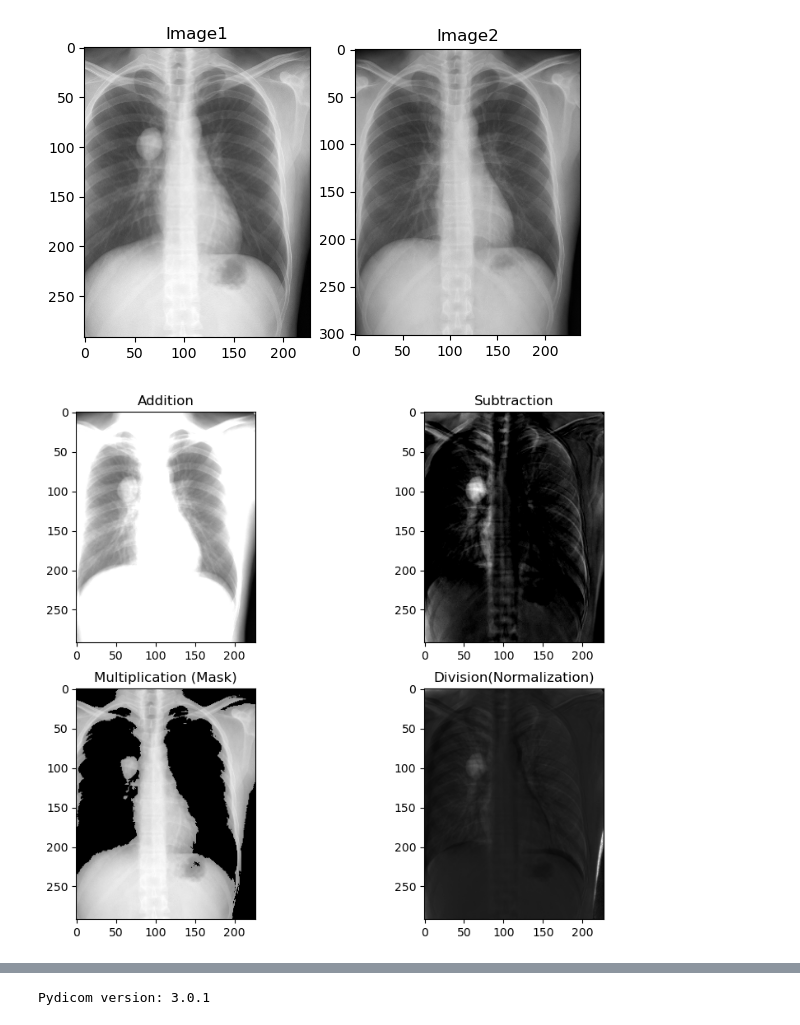
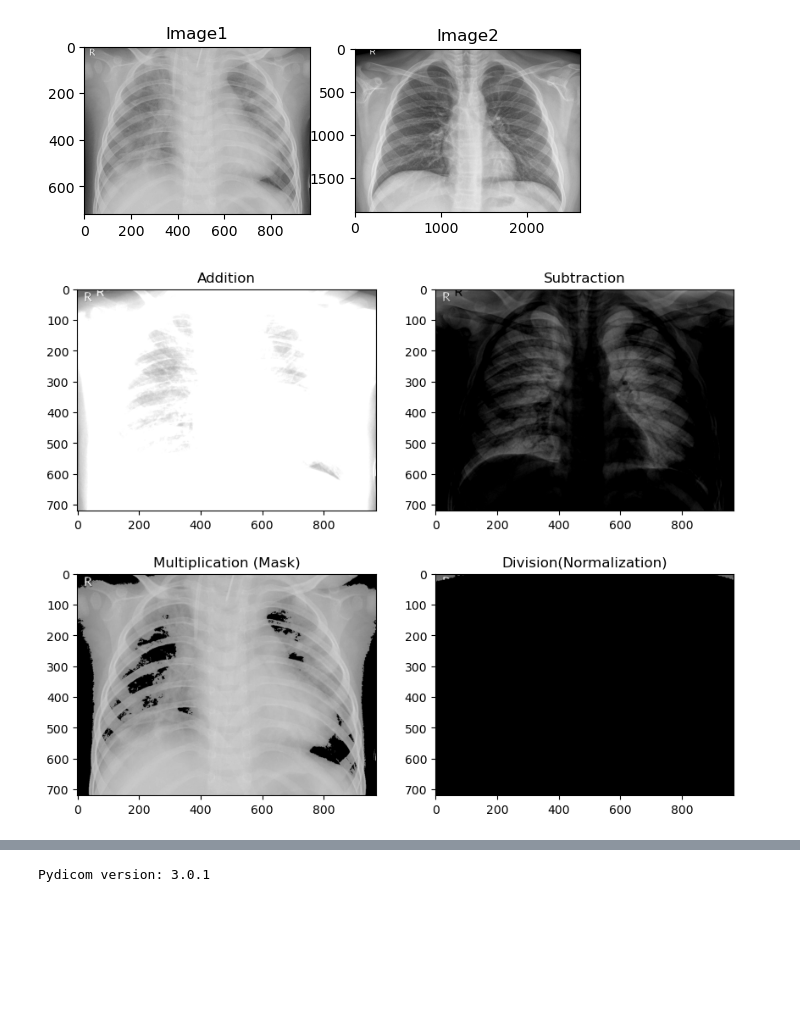
Before and after one commit to arkapds/Task1_MedicalImage, a Jupyter notebook: Task1_MedicalImage.ipynb, the cells around one changed output, grey strips where cells are left out. Saved outputs shown, nothing was run; the diff lists cells and outputs as text; code cells hidden in the pictures; blank space fills up the shorter version.

```diff
--- a/Task1_MedicalImage.ipynb
+++ b/Task1_MedicalImage.ipynb
@@ -1,15 +1,15 @@
 # %%
 import numpy as np
 import matplotlib.pyplot as plt
 from skimage.io import imread
 # Load two grayscale medical images
-img1 = imread('assets/xray1.png', as_gray=True)
-img2 = imread('assets/xray2.png', as_gray=True)
+img1 = imread('assets/pneumonia3.jpeg', as_gray=True)
+img2 = imread('assets/normal2.jpeg', as_gray=True)
 plt.subplot(1,2,1); plt.imshow(img1, cmap='gray'); plt.title("Image1")
 plt.subplot(1,2,2); plt.imshow(img2, cmap='gray'); plt.title("Image2")
 plt.show()
 # %% [output]
-[figure, old version]
+[figure, new version]
 # %%
 import numpy as np
 import matplotlib.pyplot as plt
@@ -17,8 +17,8 @@ from skimage.io import imread
 from skimage.transform import resize
 
 # Load grayscale images
-img1 = imread('assets/xray1.png', as_gray=True)
-img2 = imread('assets/xray2.png', as_gray=True)
+img1 = imread('assets/pneumonia3.jpeg', as_gray=True)
+img2 = imread('assets/normal2.jpeg', as_gray=True)
 
 # Resize img2 to match img1
 img2_resized = resize(img2, img1.shape, anti_aliasing=True)
@@ -41,7 +41,7 @@ plt.title("Multiplication (Mask)")
 plt.subplot(2,2,4); plt.imshow(img_div, cmap='gray'); plt.title("Division(Normalization)")
 plt.show()
 # %% [output]
-[figure, old version]
+[figure, new version]
 # %%
 #6. Exercises
 #1)
```
Also changed, not shown: parts of 5 cells of this notebook, 12 other files.
